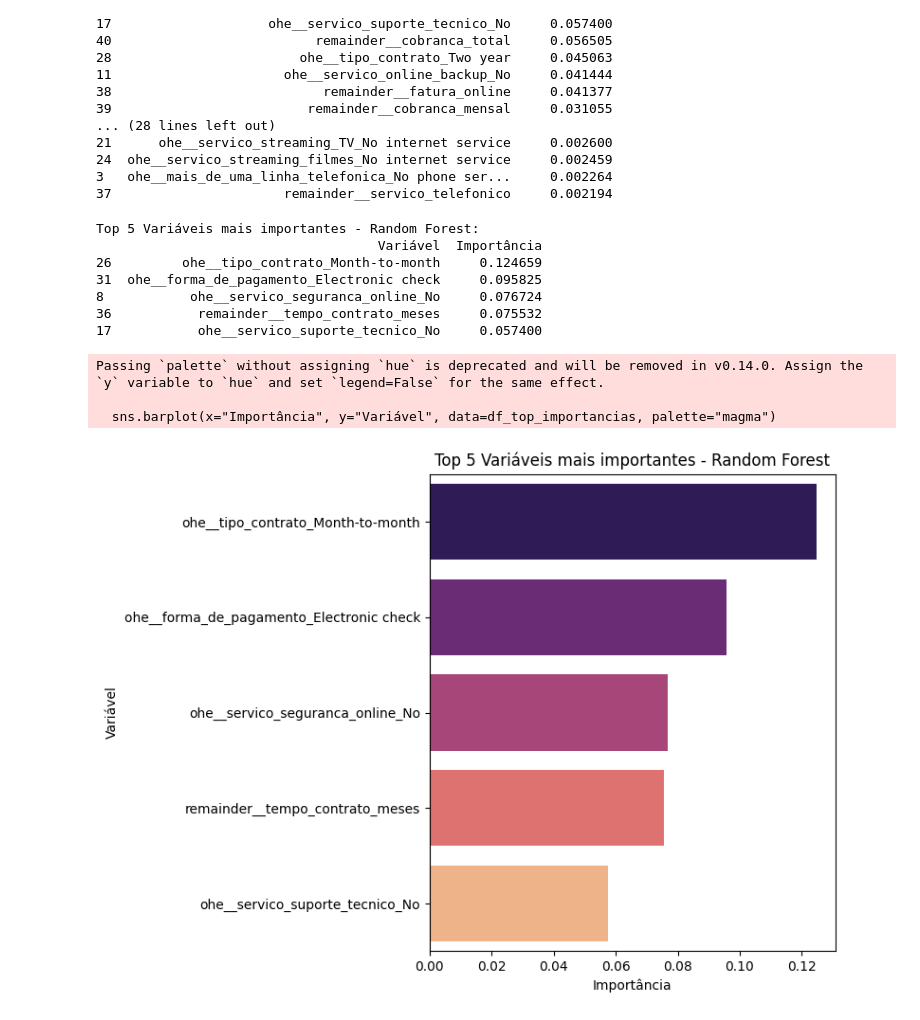
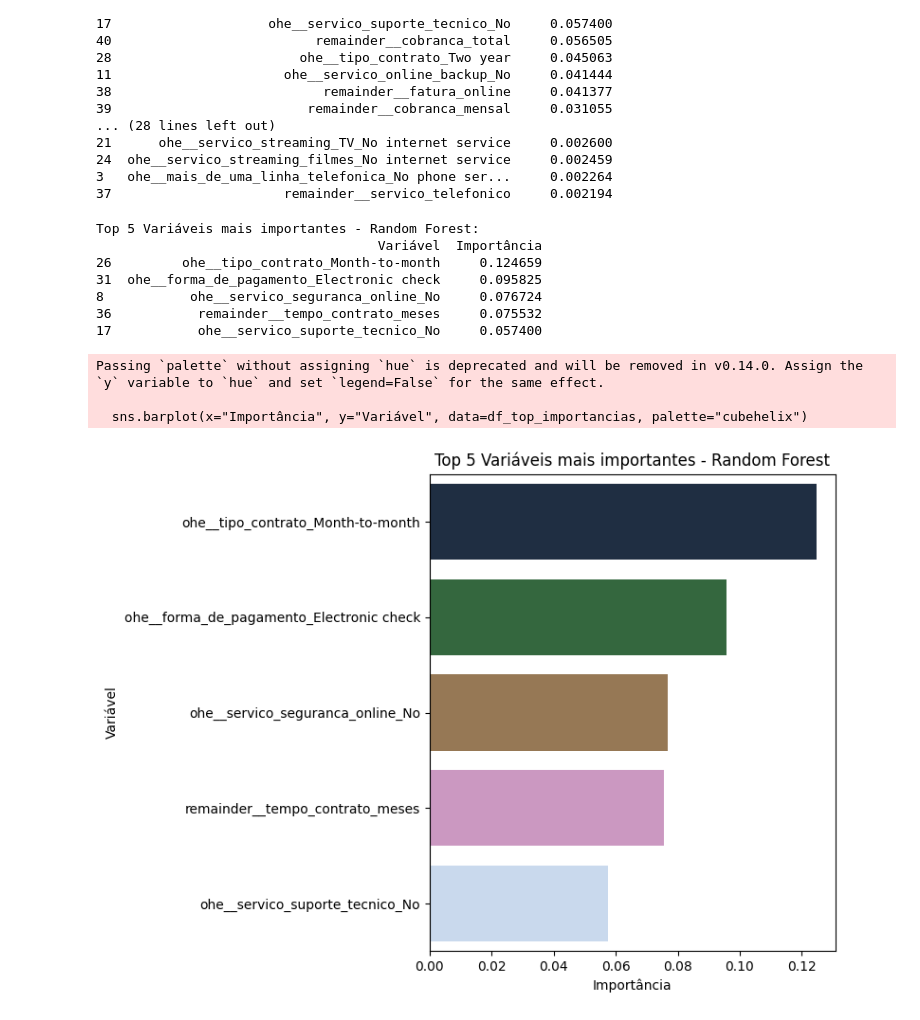
Before and after one commit to BragaGiu/projeto-telecom-X-parte-2, a Jupyter notebook: TelecomX_ML.ipynb, the cells around one changed output. Saved outputs shown, nothing was run; the diff lists cells and outputs as text; code cells hidden in the pictures.

```diff
--- a/TelecomX_ML.ipynb
+++ b/TelecomX_ML.ipynb
@@ -965,29 +965,29 @@ Importância das Variáveis - Random Forest:
 # %%
 # Selecionar as 5 variáveis mais importantes
 top_n = 5
 df_top_importancias = df_importancias.head(top_n)
 
 # Exibir tabela das top 5
 print(f"Top {top_n} Variáveis mais importantes - Random Forest:")
 print(df_top_importancias)
 
 # Gráfico de barras das top 5 variáveis
 plt.figure(figsize=(8,6))
-sns.barplot(x="Importância", y="Variável", data=df_top_importancias, palette="magma")
+sns.barplot(x="Importância", y="Variável", data=df_top_importancias, palette="cubehelix")
 plt.title(f"Top {top_n} Variáveis mais importantes - Random Forest")
 plt.xlabel("Importância")
 plt.ylabel("Variável")
 plt.tight_layout()
 plt.show()
 # %% [output]
 Top 5 Variáveis mais importantes - Random Forest:
                                     Variável  Importância
 26         ohe__tipo_contrato_Month-to-month     0.124659
 31  ohe__forma_de_pagamento_Electronic check     0.095825
 8           ohe__servico_seguranca_online_No     0.076724
 36           remainder__tempo_contrato_meses     0.075532
 17           ohe__servico_suporte_tecnico_No     0.057400
 Passing `palette` without assigning `hue` is deprecated and will be removed in v0.14.0. Assign the `y` variable to `hue` and set `legend=False` for the same effect.
 
-  sns.barplot(x="Importância", y="Variável", data=df_top_importancias, palette="magma")
+  sns.barplot(x="Importância", y="Variável", data=df_top_importancias, palette="cubehelix")
-[figure, old version]
+[figure, new version]
```
Also changed, not shown: parts of 1 cell of this notebook.
